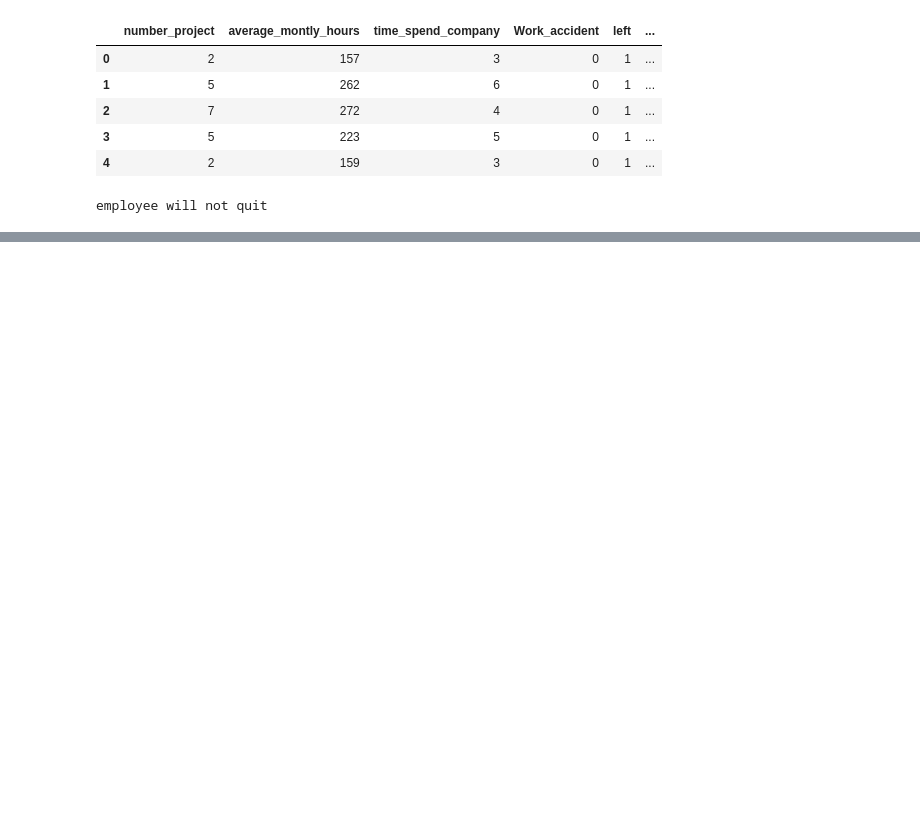
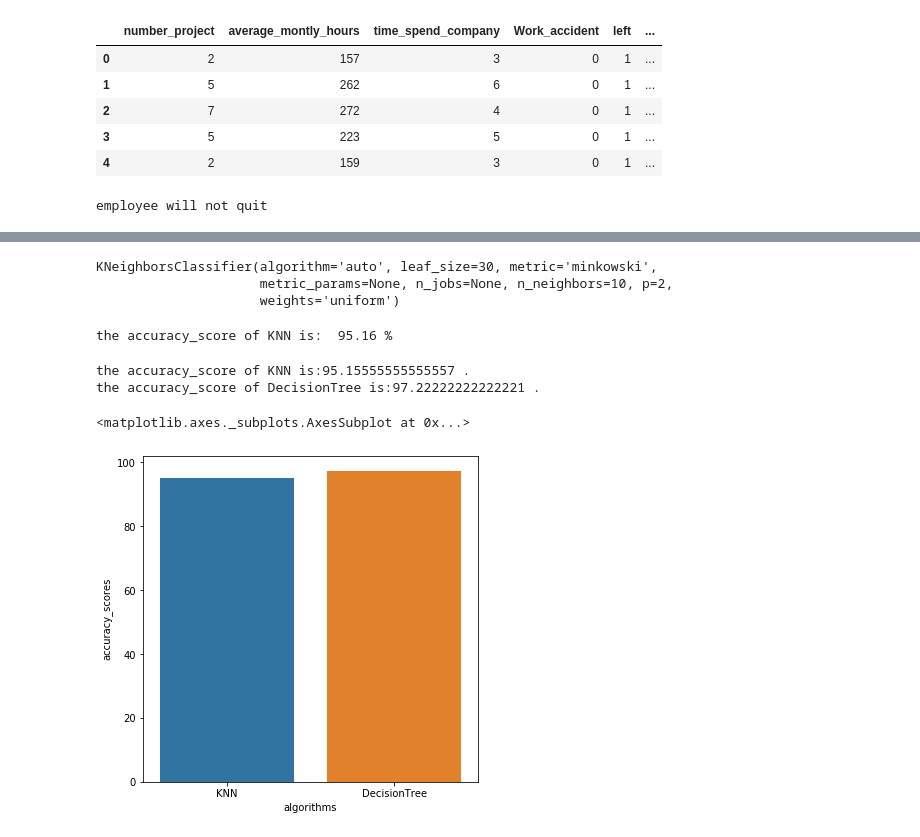
Before and after one commit to KrishnaDesai16/Employee-Retention, a Jupyter notebook: employee_retension_data-preprocessing.ipynb, the cells around one changed output, grey strips where cells are left out. Drawn from its saved outputs; the diff is of its cells as text; code cells hidden in the pictures; blank space fills up the shorter version.

```diff
--- a/employee_retension_data-preprocessing.ipynb
+++ b/employee_retension_data-preprocessing.ipynb
@@ -184,0 +196,32 @@ feature_importance
+# %%
+model_knn=KNeighborsClassifier(n_neighbors=10)
+model_knn.fit(td_x_train,y_train)
+# %% [output]
+KNeighborsClassifier(algorithm='auto', leaf_size=30, metric='minkowski',
+                     metric_params=None, n_jobs=None, n_neighbors=10, p=2,
+                     weights='uniform')
+# %%
+predict_knn=model_knn.predict(td_x_test)
+# %%
+print('the accuracy_score of KNN is: ',round(accuracy_score(y_test,predict_knn)*100,2),'%')
+# %% [output]
+the accuracy_score of KNN is:  95.16 %
+# %%
+knn_score=accuracy_score(y_test,predict_knn)*100
+# %%
+scores=[knn_score,dt_score]
+algorithms=['KNN','DecisionTree']
+
+for i in range(len(algorithms)):
+    print('the accuracy_score of '+algorithms[i],'is:'+str(scores[i]),'.')
+# %% [output]
+the accuracy_score of KNN is:95.15555555555557 .
+the accuracy_score of DecisionTree is:97.22222222222221 .
+# %%
+plt.figure(figsize=(6,6))
+plt.xlabel('algorithms')
+plt.ylabel('accuracy_scores')
+sns.barplot(algorithms,scores)
+# %% [output]
+<matplotlib.axes._subplots.AxesSubplot at 0x...>
+[figure, added]
```
Also changed, not shown: parts of 9 cells of this notebook.
